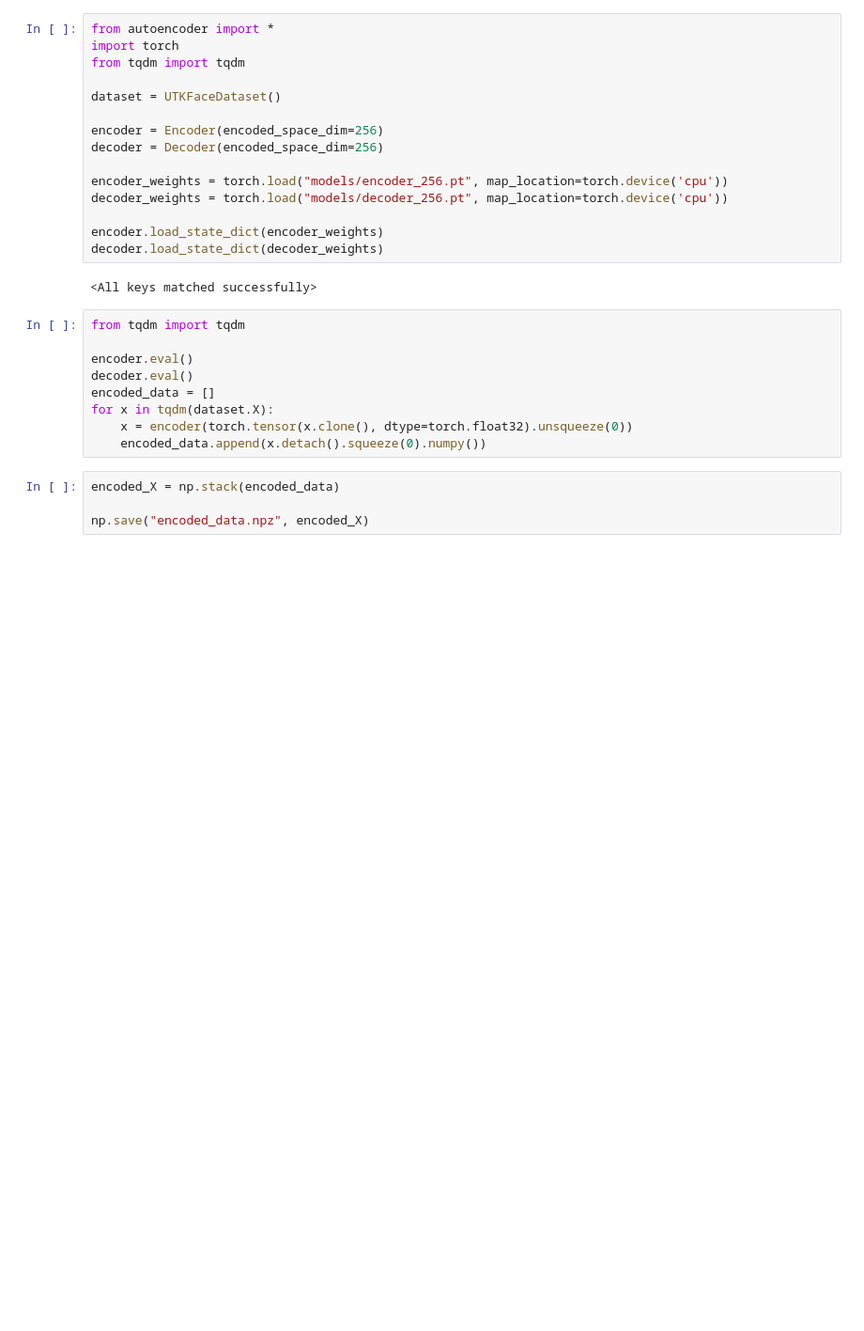
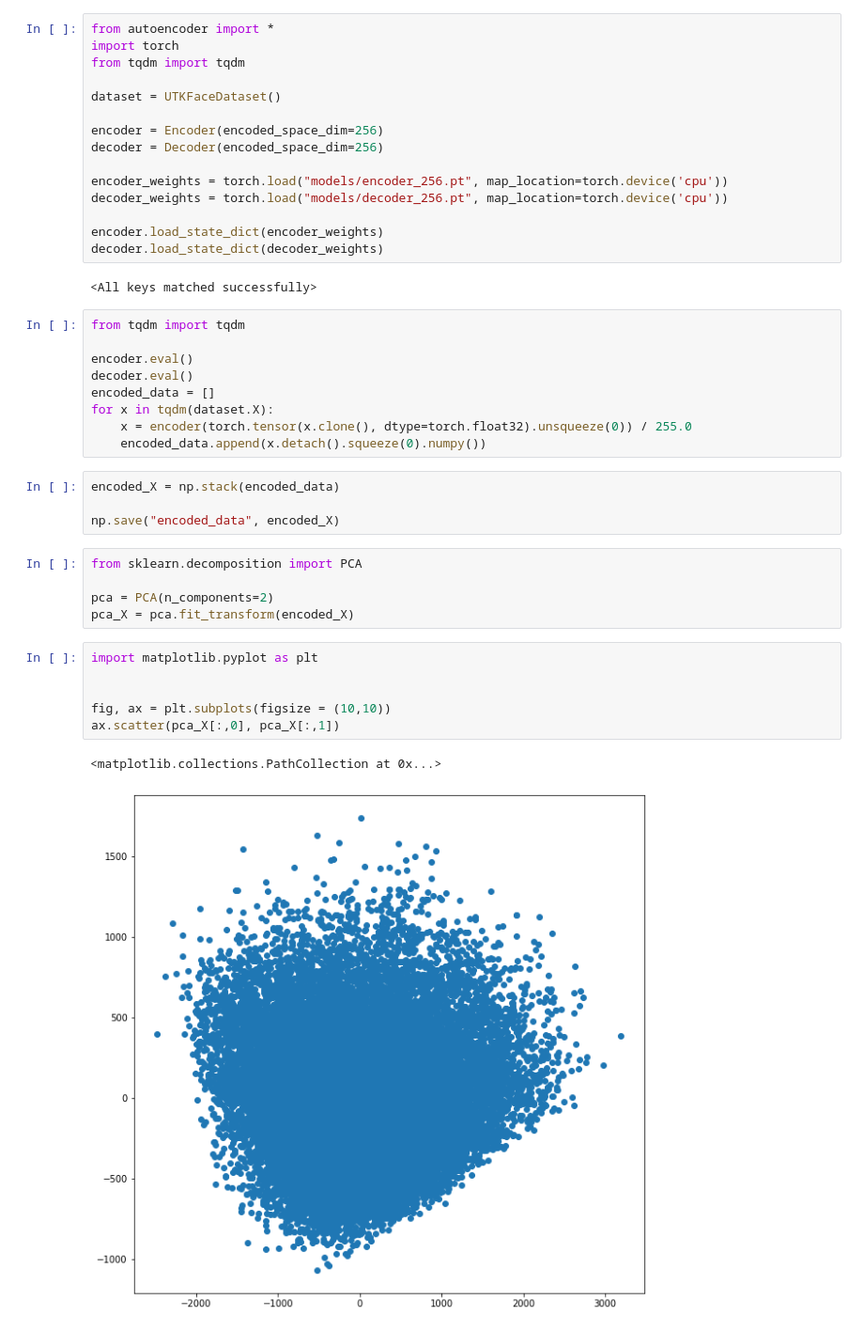
Before and after one commit to s183920/02582_Computational_Data_Analysis_Case2, a Jupyter notebook: encode_data.ipynb, the cells around one changed output. Shown: that part at 94% size. Cells and saved outputs as stored; diff of their text form; blank space fills up the shorter version.

Commit message:
new data

```diff
--- a/encode_data.ipynb
+++ b/encode_data.ipynb
@@ -22,9 +22,23 @@ encoder.eval()
 decoder.eval()
 encoded_data = []
 for x in tqdm(dataset.X):
-    x = encoder(torch.tensor(x.clone(), dtype=torch.float32).unsqueeze(0))
+    x = encoder(torch.tensor(x.clone(), dtype=torch.float32).unsqueeze(0)) / 255.0
     encoded_data.append(x.detach().squeeze(0).numpy())
 # %%
 encoded_X = np.stack(encoded_data)
 
-np.save("encoded_data.npz", encoded_X)
+np.save("encoded_data", encoded_X)
+# %%
+from sklearn.decomposition import PCA
+
+pca = PCA(n_components=2)
+pca_X = pca.fit_transform(encoded_X)
+# %%
+import matplotlib.pyplot as plt
+
+
+fig, ax = plt.subplots(figsize = (10,10))
+ax.scatter(pca_X[:,0], pca_X[:,1])
+# %% [output]
+<matplotlib.collections.PathCollection at 0x...>
+[figure, added]
```
Also changed, not shown: 1 other file.
